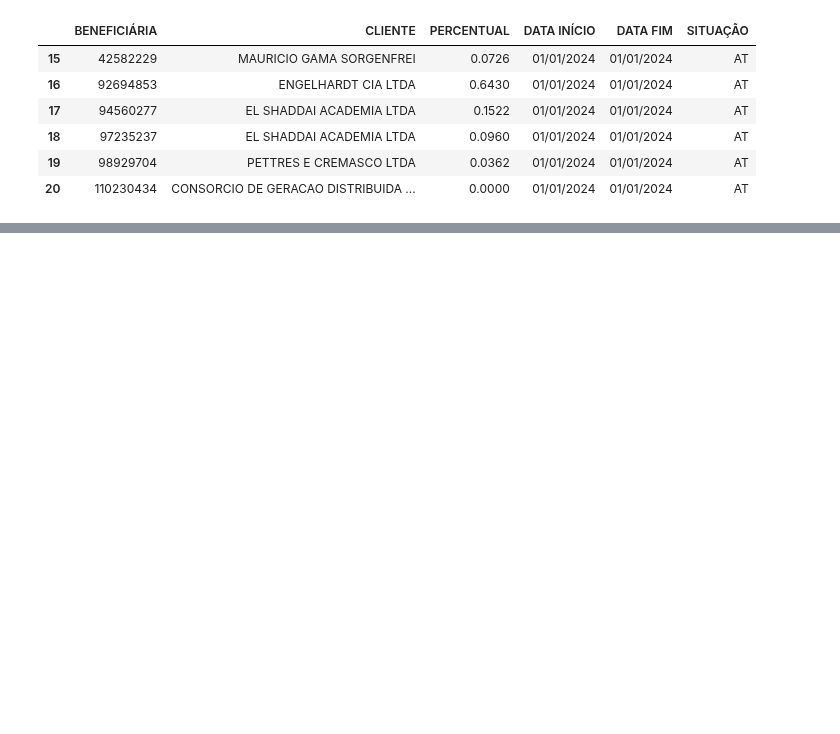
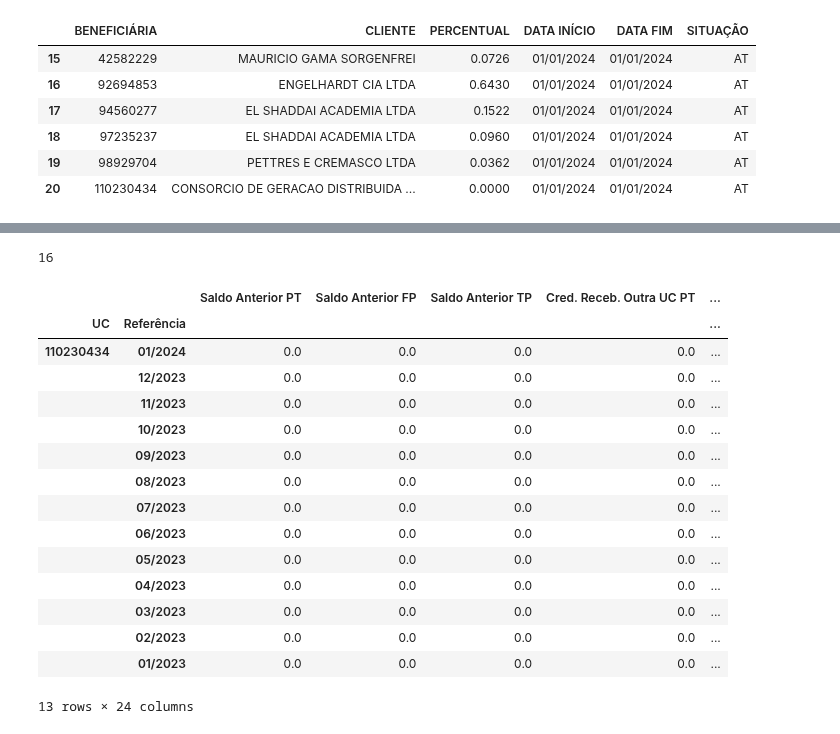
Before and after one commit to luannogs/Leitor_Demonstrativo, a Jupyter notebook: leitor_demonstrativos.ipynb, the cells around one changed output, grey strips where cells are left out. Saved outputs shown, nothing was run; the diff lists cells and outputs as text; code cells hidden in the pictures; blank space fills up the shorter version.

```diff
--- a/leitor_demonstrativos.ipynb
+++ b/leitor_demonstrativos.ipynb
@@ -90,0 +179,70 @@ x
+# %%
+doc=fitz.open(r'C:\Users\LuanNogs\Documents\Leitor_Demonstrativo\Demonstrativos_COPEL\COPEL\Abelor 75 kW - Salto do Lontra\DEMONSTRATIVO GERAÇÃO_ABELOR 75 kW_JANEIRO.2024.pdf')
+page=doc[15]
+x:pandas.DataFrame=page.find_tables().tables[0].to_pandas()
+UC=page.get_text(option="words",clip=fitz.Rect([14,65,500,100]),delimiters=':')[1][4]
+x:pandas.DataFrame=page.find_tables().tables[0].to_pandas()
+len(x.columns)
+x.drop([0],axis=0,inplace=True)
+x[x.columns.to_list()[1:]]=x[x.columns.to_list()[1:]].astype('float64')
+x.insert(0,column='UC',value=UC)
+
+x.set_index(['UC','Referência'],inplace=True)
+len(x.columns)
+# x.insert(2,'Saldo Anterior TP',0.0)
+# x.insert(5,'Cred. Receb. Outra UC TP',0.0)
+# x.insert(8,'Energia Injetada TP',0.0)
+# x.insert(11,'Energia Ativa TP',0.0)
+# x.insert(14,'Credito Utilizado no Mês TP',0.0)
+# x.insert(17,'Saldo Mes TP',0.0)
+# x.insert(20,'Saldo Transferido Outra UC TP',0.0)
+# x.insert(23,'Saldo Final TP',0.0)
+# x.set_axis(columns_demonstrativo,axis=1)
+# %% [output]
+16
+# %%
+doc=fitz.open(r'C:\Users\LuanNogs\Documents\Leitor_Demonstrativo\Demonstrativos_COPEL\COPEL\Abelor 75 kW - Salto do Lontra\DEMONSTRATIVO GERAÇÃO_ABELOR 75 kW_JANEIRO.2024.pdf')
+page=doc[0]
+UC=page.get_text(option="words",clip=fitz.Rect([14,65,500,100]),delimiters=':')[1][4]
+x:pandas.DataFrame=page.find_tables().tables[0].to_pandas()
+x.drop([0],axis=0,inplace=True)
+x[x.columns.to_list()[1:]]=x[x.columns.to_list()[1:]].astype('float64')
+x.insert(0,column='UC',value=UC)
+
+x.set_index(['UC','Referência'],inplace=True)
+x.insert(0,'Saldo Anterior PT',0.0)
+x.insert(1,'Saldo Anterior FP',0.0)
+x.insert(3,'Cred. Receb. Outra UC PT',0.0)
+x.insert(4,'Cred. Receb. Outra UC FP',0.0)
+x.insert(6,'Energia Injetada PT',0.0)
+x.insert(7,'Energia Injetada FP',0.0)
+x.insert(9,'Energia Ativa PT',0.0)
+x.insert(10,'Energia Ativa FP',0.0)
+x.insert(12,'Credito Utilizado no Mês PT',0.0)
+x.insert(13,'Credito Utilizado no Mês FP',0.0)
+x.insert(15,'Saldo Mes PT',0.0)
+x.insert(16,'Saldo Mes FP',0.0)
+x.insert(18,'Saldo Transferido Outra UC PT',0.0)
+x.insert(19,'Saldo Transferido Outra UC FP',0.0)
+x.insert(21,'Saldo Final PT',0.0)
+x.insert(22,'Saldo Final FP',0.0)
+columns_demonstrativo=['Saldo Anterior PT','Saldo Anterior FP','Saldo Anterior TP','Cred. Receb. Outra UC PT','Cred. Receb. Outra UC FP','Cred. Receb. Outra UC TP','Energia Injetada PT','Energia Injetada FP','Energia Injetada TP','Energia Ativa PT', 'Energia Ativa FP', 'Energia Ativa TP','Credito Utilizado no Mês PT','Credito Utilizado no Mês FP','Credito Utilizado no Mês TP','Saldo Mes PT','Saldo Mes FP','Saldo Mes TP','Saldo Transferido Outra UC PT','Saldo Transferido Outra UC FP', 'Saldo Transferido Outra UC TP', 'Saldo Final PT', 'Saldo Final FP', 'Saldo Final TP']
+
+x=x.set_axis(columns_demonstrativo,axis=1)
+# %% [output]
+|  |  | Saldo Anterior PT | Saldo Anterior FP | Saldo Anterior TP | Cred. Receb. Outra UC PT | ... |
+| UC | Referência |  |  |  |  | ... |
+| 110230434 | 01/2024 | 0.0 | 0.0 | 0.0 | 0.0 | ... |
+|  | 12/2023 | 0.0 | 0.0 | 0.0 | 0.0 | ... |
+|  | 11/2023 | 0.0 | 0.0 | 0.0 | 0.0 | ... |
+|  | 10/2023 | 0.0 | 0.0 | 0.0 | 0.0 | ... |
+|  | 09/2023 | 0.0 | 0.0 | 0.0 | 0.0 | ... |
+|  | 08/2023 | 0.0 | 0.0 | 0.0 | 0.0 | ... |
+|  | 07/2023 | 0.0 | 0.0 | 0.0 | 0.0 | ... |
+|  | 06/2023 | 0.0 | 0.0 | 0.0 | 0.0 | ... |
+|  | 05/2023 | 0.0 | 0.0 | 0.0 | 0.0 | ... |
+|  | 04/2023 | 0.0 | 0.0 | 0.0 | 0.0 | ... |
+|  | 03/2023 | 0.0 | 0.0 | 0.0 | 0.0 | ... |
+|  | 02/2023 | 0.0 | 0.0 | 0.0 | 0.0 | ... |
+|  | 01/2023 | 0.0 | 0.0 | 0.0 | 0.0 | ... |
+13 rows × 24 columns
```
Also changed, not shown: parts of 7 cells of this notebook, 1 other file.
